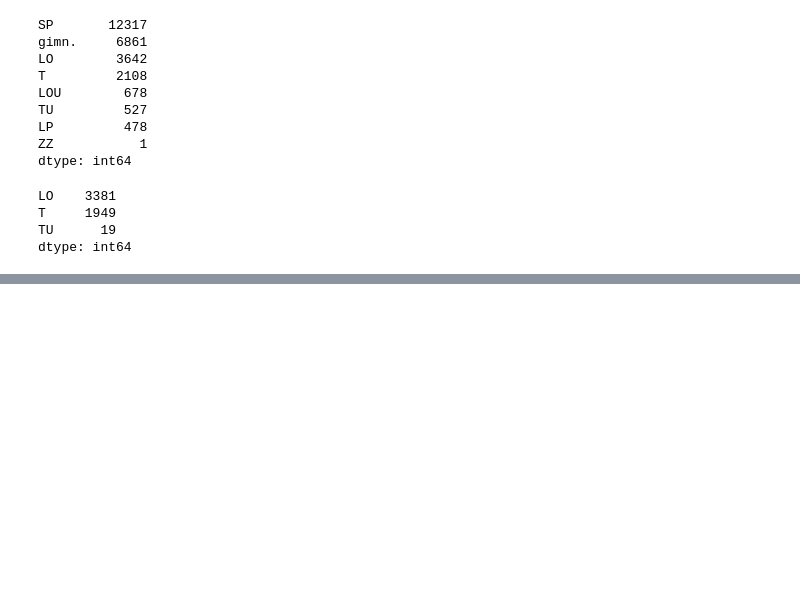
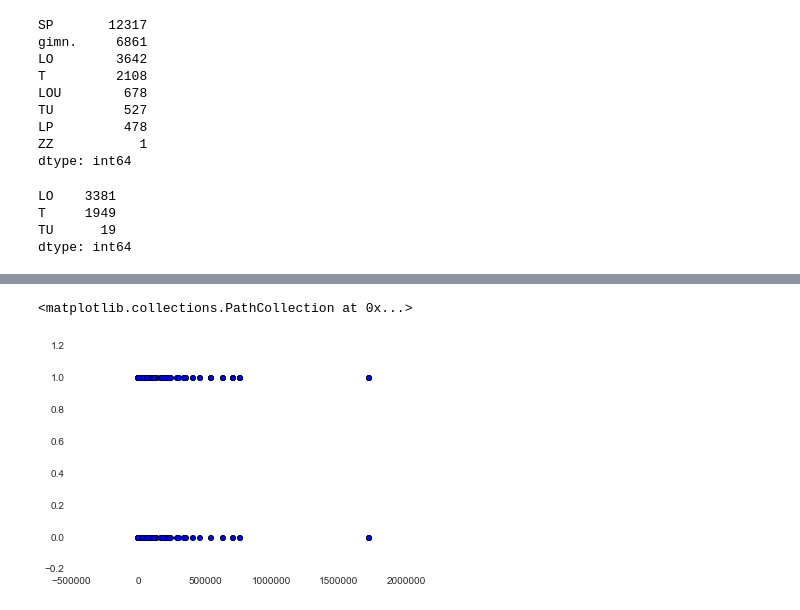
Before and after one commit to stared/delab-matury, a Jupyter notebook: eksploracje/szkoly.ipynb, the cells around one changed output, grey strips where cells are left out. Cells and saved outputs as stored; diff of their text form; code cells hidden in the pictures; blank space fills up the shorter version.

```diff
--- a/eksploracje/szkoly.ipynb
+++ b/eksploracje/szkoly.ipynb
@@ -100,0 +109,5 @@ licea.query("miejscowosc == 'Bielsko-Biała'")[['nazwa_szkoly', 'adres']].head(1
+# %%
+plt.scatter(ponadpodstawowe['wielkosc_miejscowosci'], ponadpodstawowe['publiczna'])
+# %% [output]
+<matplotlib.collections.PathCollection at 0x...>
+[figure, added]
```
Also changed, not shown: parts of 22 cells of this notebook.
